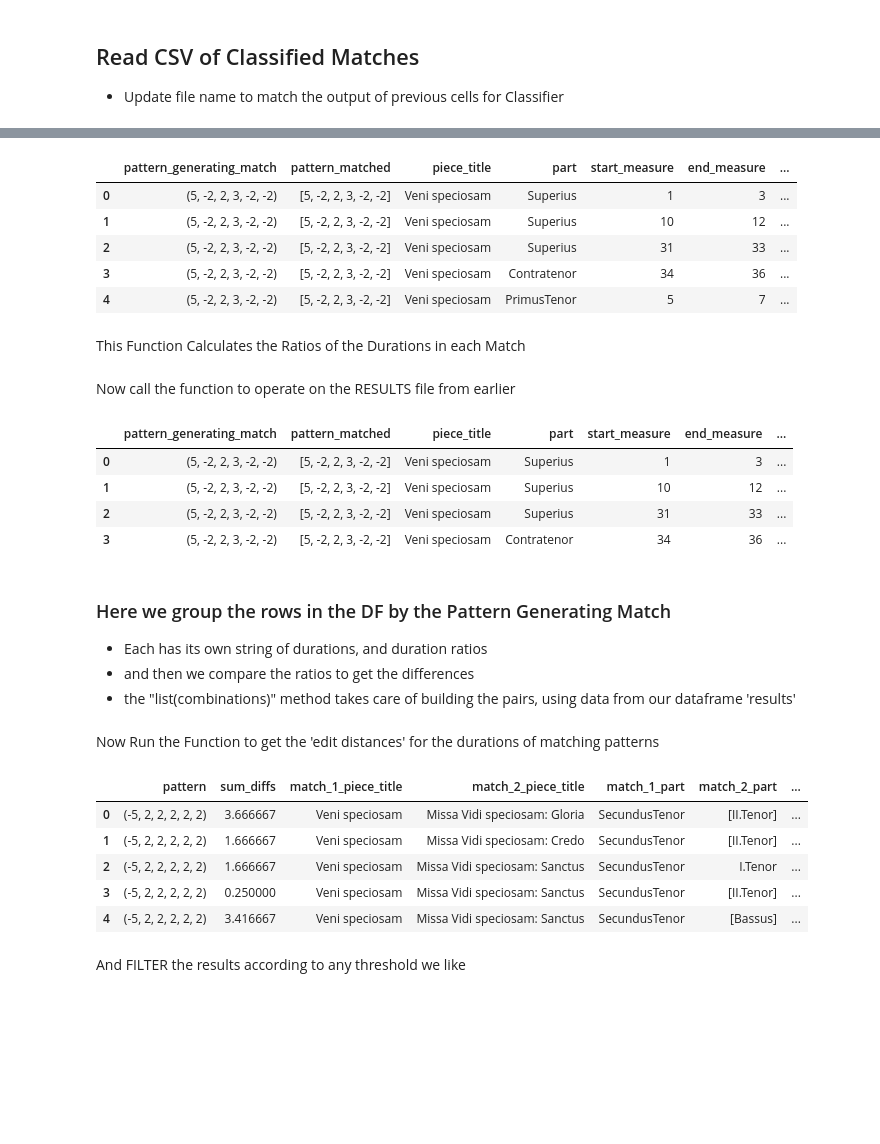
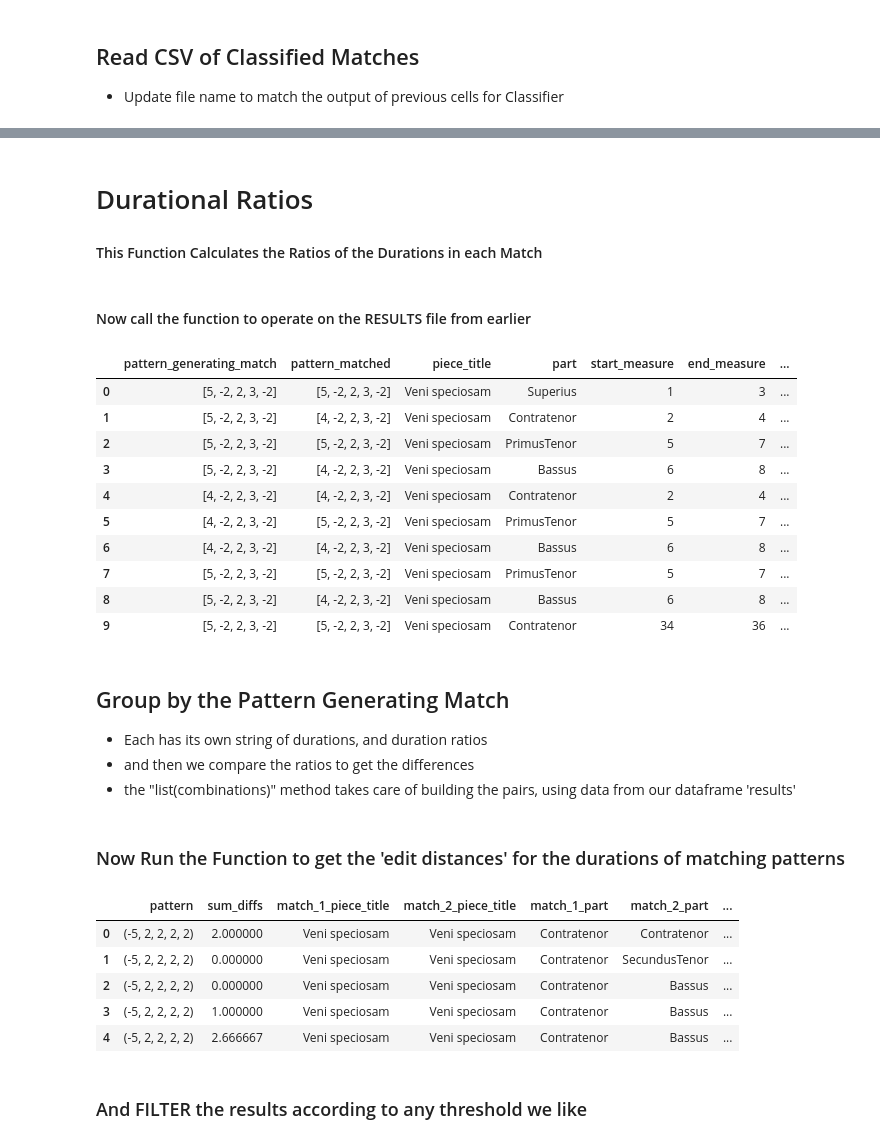
Before and after one commit to RichardFreedman/CRIM-notebooks, a Jupyter notebook: CRIM/CRIM_Intervals_Classify_12_31_20.ipynb, the cells around one changed output, grey strips where cells are left out. Saved outputs shown, nothing was run; the diff lists cells and outputs as text; code cells hidden in the pictures; blank space fills up the shorter version.

```diff
--- a/CRIM/CRIM_Intervals_Classify_12_31_20.ipynb
+++ b/CRIM/CRIM_Intervals_Classify_12_31_20.ipynb
@@ -29,4 +30,4 @@ work_list = ['CRIM_Mass_0001_1.mei','CRIM_Mass_0001_2.mei','CRIM_Mass_0001_3.mei
 # 'CRIM_Model_0001.mei']
 
 work_list = [
-'CRIM_Model_0008.mei']
+'CRIM_Model_0001.mei']
@@ -291,0 +271,3 @@ output_cm
+# %%
+short_out = output_cm.drop(columns=["ema_url"])
+short_out
@@ -309,7 +305,7 @@ def classified_matches_to_pandas(matches):
             })
     return pd.DataFrame(soggetti_matches)
 # %%
-#pd.set_option('display.max_rows', 500)
 df = classified_matches_to_pandas(cm)
-df
+pd.set_option('display.max_rows', 50)
+df.head(10)
 # %% [output]
@@ -387,14 +372,7 @@ durations = results['note_durations']
-# %%
-results.head()
-# %% [output]
-|  | pattern_generating_match | pattern_matched | piece_title | part | start_measure | end_measure | ... |
-| 0 | (5, -2, 2, 3, -2, -2) | [5, -2, 2, 3, -2, -2] | Veni speciosam | Superius | 1 | 3 | ... |
-| 1 | (5, -2, 2, 3, -2, -2) | [5, -2, 2, 3, -2, -2] | Veni speciosam | Superius | 10 | 12 | ... |
-| 2 | (5, -2, 2, 3, -2, -2) | [5, -2, 2, 3, -2, -2] | Veni speciosam | Superius | 31 | 33 | ... |
-| 3 | (5, -2, 2, 3, -2, -2) | [5, -2, 2, 3, -2, -2] | Veni speciosam | Contratenor | 34 | 36 | ... |
-| 4 | (5, -2, 2, 3, -2, -2) | [5, -2, 2, 3, -2, -2] | Veni speciosam | PrimusTenor | 5 | 7 | ... |
 # %% [markdown]
-This Function Calculates the Ratios of the Durations in each Match
+# Durational Ratios
+
+#### This Function Calculates the Ratios of the Durations in each Match
 # %%
 # makes pairs of ratio strings
 
@@ -410,20 +388,27 @@ def get_ratios(input_list):
         ratio_pairs.append(b / a)
     return ratio_pairs
 # %% [markdown]
-Now call the function to operate on the RESULTS file from earlier
+#### Now call the function to operate on the RESULTS file from earlier
 # %%
 # calculates 'duration ratios' for each soggetto, then adds this to the DF
 
 results["duration_ratios"] = results.note_durations.apply(get_ratios)
-results.head(4)
+short_results = results.drop(columns=["ema_url"])
+short_out.head(10)
 # %% [output]
 |  | pattern_generating_match | pattern_matched | piece_title | part | start_measure | end_measure | ... |
-| 0 | (5, -2, 2, 3, -2, -2) | [5, -2, 2, 3, -2, -2] | Veni speciosam | Superius | 1 | 3 | ... |
-| 1 | (5, -2, 2, 3, -2, -2) | [5, -2, 2, 3, -2, -2] | Veni speciosam | Superius | 10 | 12 | ... |
-| 2 | (5, -2, 2, 3, -2, -2) | [5, -2, 2, 3, -2, -2] | Veni speciosam | Superius | 31 | 33 | ... |
-| 3 | (5, -2, 2, 3, -2, -2) | [5, -2, 2, 3, -2, -2] | Veni speciosam | Contratenor | 34 | 36 | ... |
+| 0 | [5, -2, 2, 3, -2] | [5, -2, 2, 3, -2] | Veni speciosam | Superius | 1 | 3 | ... |
+| 1 | [5, -2, 2, 3, -2] | [4, -2, 2, 3, -2] | Veni speciosam | Contratenor | 2 | 4 | ... |
+| 2 | [5, -2, 2, 3, -2] | [5, -2, 2, 3, -2] | Veni speciosam | PrimusTenor | 5 | 7 | ... |
+| 3 | [5, -2, 2, 3, -2] | [4, -2, 2, 3, -2] | Veni speciosam | Bassus | 6 | 8 | ... |
+| 4 | [4, -2, 2, 3, -2] | [4, -2, 2, 3, -2] | Veni speciosam | Contratenor | 2 | 4 | ... |
+| 5 | [4, -2, 2, 3, -2] | [5, -2, 2, 3, -2] | Veni speciosam | PrimusTenor | 5 | 7 | ... |
+| 6 | [4, -2, 2, 3, -2] | [4, -2, 2, 3, -2] | Veni speciosam | Bassus | 6 | 8 | ... |
+| 7 | [5, -2, 2, 3, -2] | [5, -2, 2, 3, -2] | Veni speciosam | PrimusTenor | 5 | 7 | ... |
+| 8 | [5, -2, 2, 3, -2] | [4, -2, 2, 3, -2] | Veni speciosam | Bassus | 6 | 8 | ... |
+| 9 | [5, -2, 2, 3, -2] | [5, -2, 2, 3, -2] | Veni speciosam | Contratenor | 34 | 36 | ... |
 # %% [markdown]
-### Here we group the rows in the DF by the Pattern Generating Match
+## Group by the Pattern Generating Match
 - Each has its own string of durations, and duration ratios
 - and then we compare the ratios to get the differences
 - the "list(combinations)" method takes care of building the pairs, using data from our dataframe 'results'
@@ -470,19 +455,19 @@ def get_ratio_distances(results, pattern_col, output_cols):
 
     return pd.DataFrame(matches)
 # %% [markdown]
-Now Run the Function to get the 'edit distances' for the durations of matching patterns
+### Now Run the Function to get the 'edit distances' for the durations of matching patterns
 # %%
 ratio_distances = get_ratio_distances(results, "pattern_generating_match", ["piece_title", "part", "start_measure", "end_measure"])
 ratio_distances.head()
 # %% [output]
 |  | pattern | sum_diffs | match_1_piece_title | match_2_piece_title | match_1_part | match_2_part | ... |
-| 0 | (-5, 2, 2, 2, 2, 2) | 3.666667 | Veni speciosam | Missa Vidi speciosam: Gloria | SecundusTenor | [II.Tenor] | ... |
-| 1 | (-5, 2, 2, 2, 2, 2) | 1.666667 | Veni speciosam | Missa Vidi speciosam: Credo | SecundusTenor | [II.Tenor] | ... |
-| 2 | (-5, 2, 2, 2, 2, 2) | 1.666667 | Veni speciosam | Missa Vidi speciosam: Sanctus | SecundusTenor | I.Tenor | ... |
-| 3 | (-5, 2, 2, 2, 2, 2) | 0.250000 | Veni speciosam | Missa Vidi speciosam: Sanctus | SecundusTenor | [II.Tenor] | ... |
-| 4 | (-5, 2, 2, 2, 2, 2) | 3.416667 | Veni speciosam | Missa Vidi speciosam: Sanctus | SecundusTenor | [Bassus] | ... |
+| 0 | (-5, 2, 2, 2, 2) | 2.000000 | Veni speciosam | Veni speciosam | Contratenor | Contratenor | ... |
+| 1 | (-5, 2, 2, 2, 2) | 0.000000 | Veni speciosam | Veni speciosam | Contratenor | SecundusTenor | ... |
+| 2 | (-5, 2, 2, 2, 2) | 0.000000 | Veni speciosam | Veni speciosam | Contratenor | Bassus | ... |
+| 3 | (-5, 2, 2, 2, 2) | 1.000000 | Veni speciosam | Veni speciosam | Contratenor | Bassus | ... |
+| 4 | (-5, 2, 2, 2, 2) | 2.666667 | Veni speciosam | Veni speciosam | Contratenor | Bassus | ... |
 # %% [markdown]
-And FILTER the results according to any threshold we like
+### And FILTER the results according to any threshold we like
 # %%
 ratios_filtered = ratio_distances[ratio_distances.sum_diffs <= 1]
 ratios_filtered
```
Also changed, not shown: parts of 43 cells of this notebook, 3 other files.
